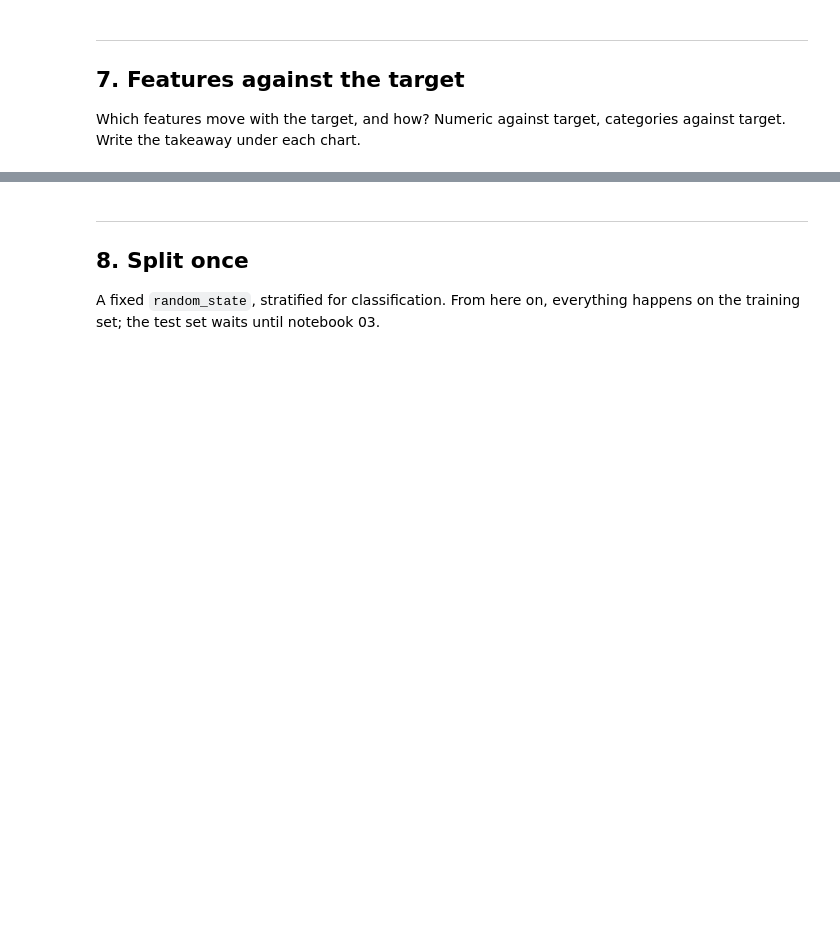
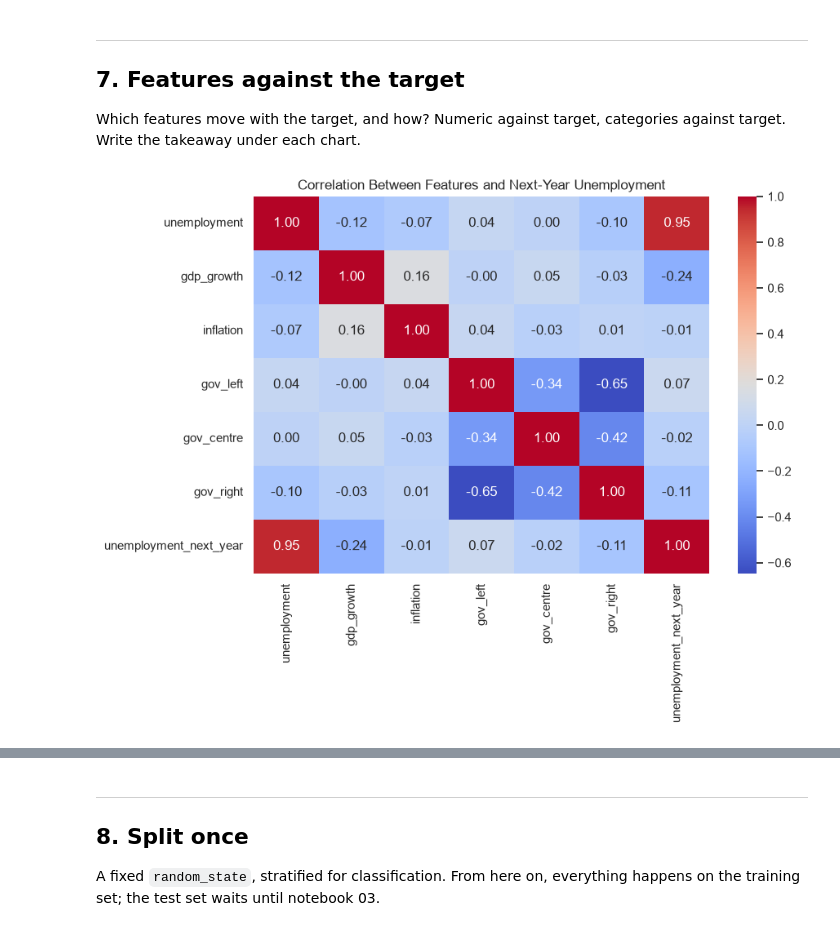
Before and after one commit to rekha-cyber/ML_project, a Jupyter notebook: notebooks/01_eda_and_baseline.ipynb, the cells around one changed output, grey strips where cells are left out. Cells and saved outputs as stored; diff of their text form; code cells hidden in the pictures; blank space fills up the shorter version.

```diff
--- a/notebooks/01_eda_and_baseline.ipynb
+++ b/notebooks/01_eda_and_baseline.ipynb
@@ -251,3 +337,32 @@ panel = panel.dropna(subset=['unemployment_next_year'])
 ## 7. Features against the target
 
 Which features move with the target, and how? Numeric against target, categories against target. Write the takeaway under each chart.
+# %%
+features = [
+    "unemployment",
+    "gdp_growth",
+    "inflation",
+    "gov_left",
+    "gov_centre",
+    "gov_right"
+]
+
+# Calculate correlation matrix
+corr = panel[
+    features + ["unemployment_next_year"]
+].corr()
+
+
+plt.figure(figsize=(9, 6))
+
+sns.heatmap(
+    corr,
+    annot=True,
+    cmap="coolwarm",
+    fmt=".2f"
+)
+
+plt.title("Correlation Between Features and Next-Year Unemployment")
+plt.show()
+# %% [output]
+[figure, added]
```
Also changed, not shown: parts of 28 cells of this notebook.
